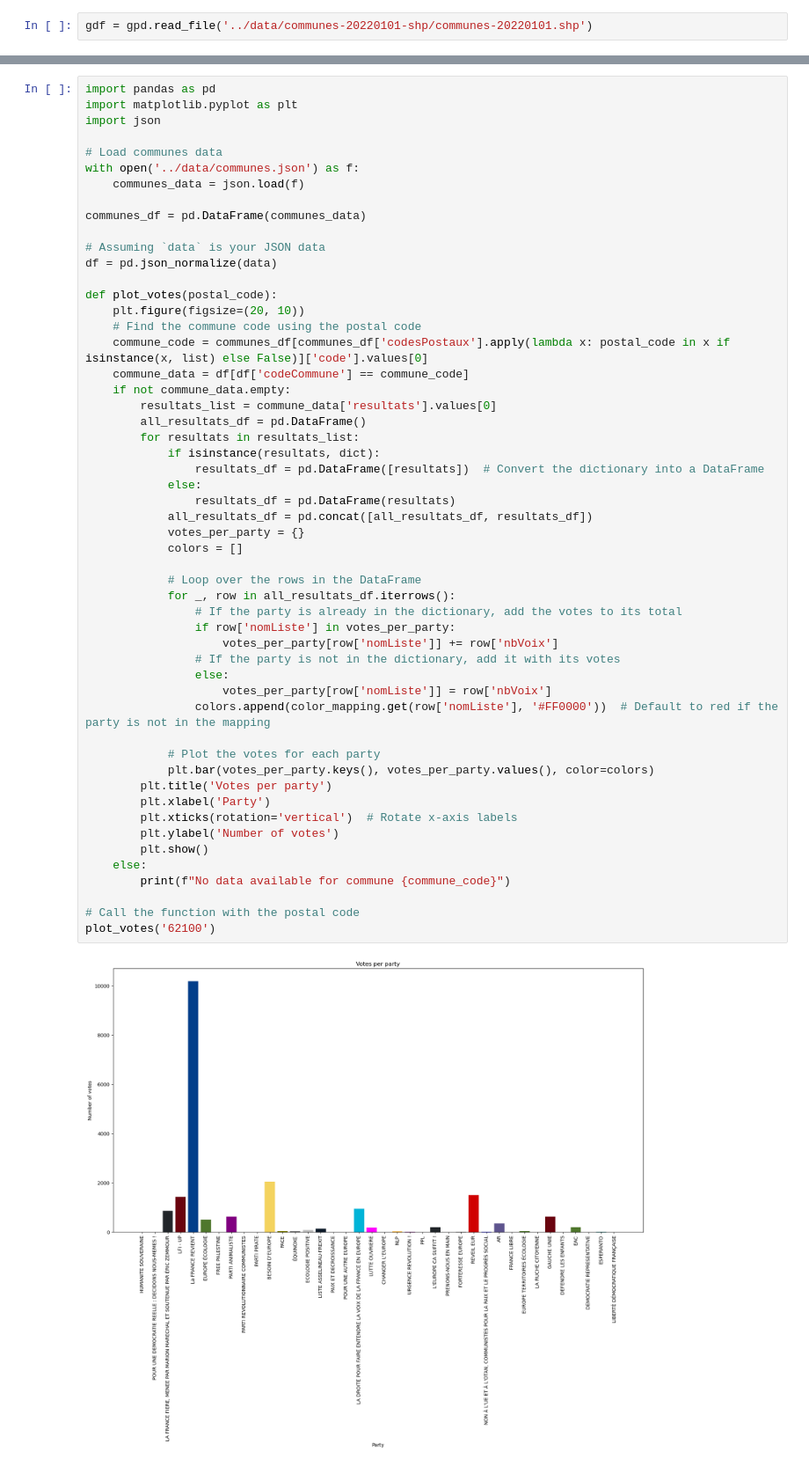
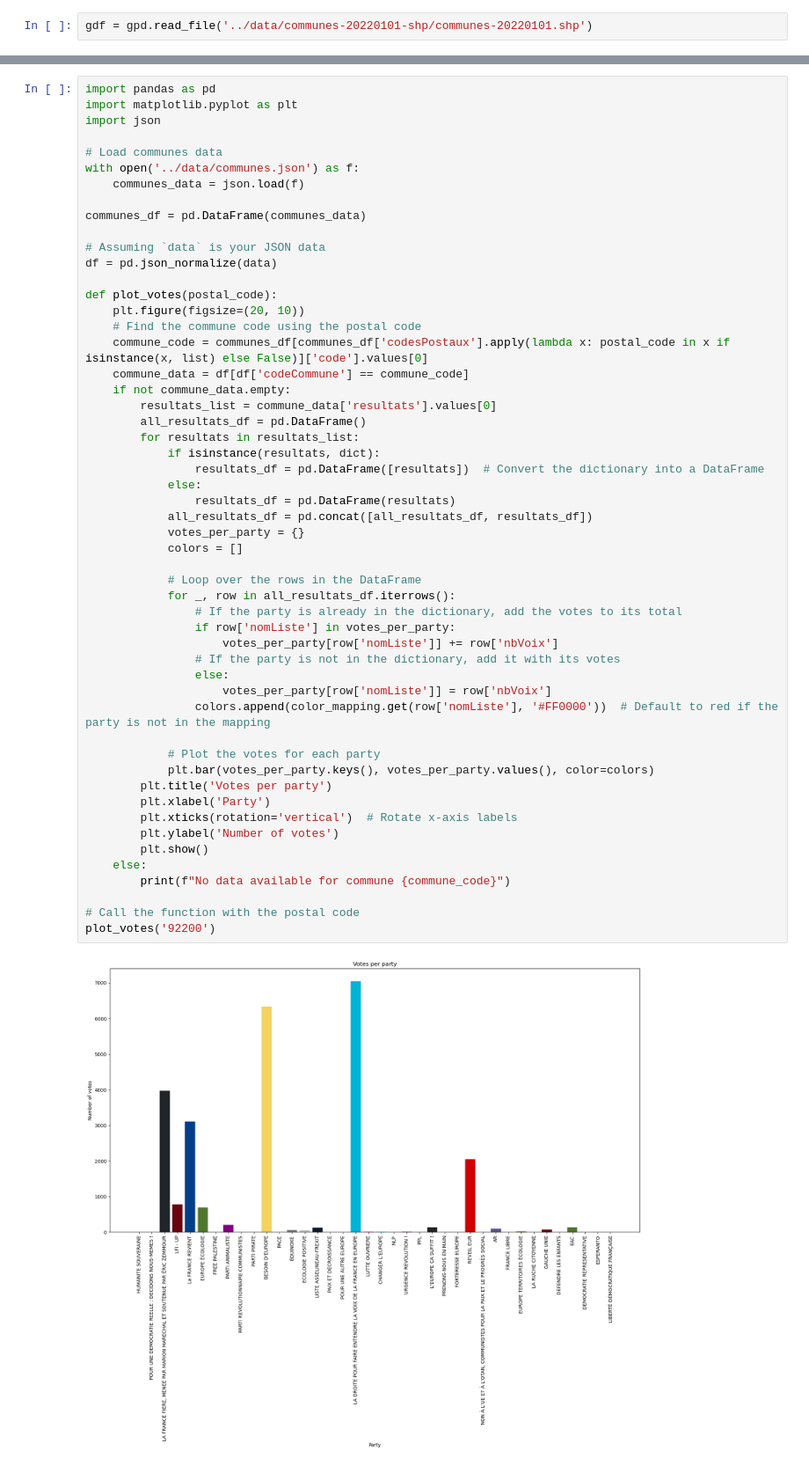
Before and after one commit to tomasoignons/legislatives-2024, a Jupyter notebook: python-analysis/plot_data.ipynb, the cells around one changed output, grey strips where cells are left out. Shown: that part at 88% size. Drawn from its saved outputs; the diff is of its cells as text.

```diff
--- a/python-analysis/plot_data.ipynb
+++ b/python-analysis/plot_data.ipynb
@@ -197,32 +199,32 @@ def plot_votes(postal_code):
             if isinstance(resultats, dict):
                 resultats_df = pd.DataFrame([resultats])  # Convert the dictionary into a DataFrame
             else:
                 resultats_df = pd.DataFrame(resultats)
             all_resultats_df = pd.concat([all_resultats_df, resultats_df])
             votes_per_party = {}
             colors = []
 
             # Loop over the rows in the DataFrame
             for _, row in all_resultats_df.iterrows():
                 # If the party is already in the dictionary, add the votes to its total
                 if row['nomListe'] in votes_per_party:
                     votes_per_party[row['nomListe']] += row['nbVoix']
                 # If the party is not in the dictionary, add it with its votes
                 else:
                     votes_per_party[row['nomListe']] = row['nbVoix']
                 colors.append(color_mapping.get(row['nomListe'], '#FF0000'))  # Default to red if the party is not in the mapping
 
             # Plot the votes for each party
             plt.bar(votes_per_party.keys(), votes_per_party.values(), color=colors)
         plt.title('Votes per party')
         plt.xlabel('Party')
         plt.xticks(rotation='vertical')  # Rotate x-axis labels
         plt.ylabel('Number of votes')
         plt.show()
     else:
         print(f"No data available for commune {commune_code}")
 
 # Call the function with the postal code
-plot_votes('62100')
+plot_votes('92200')
 # %% [output]
-[figure, old version]
+[figure, new version]
```
Also changed, not shown: parts of 1 cell of this notebook, 2 other files.
